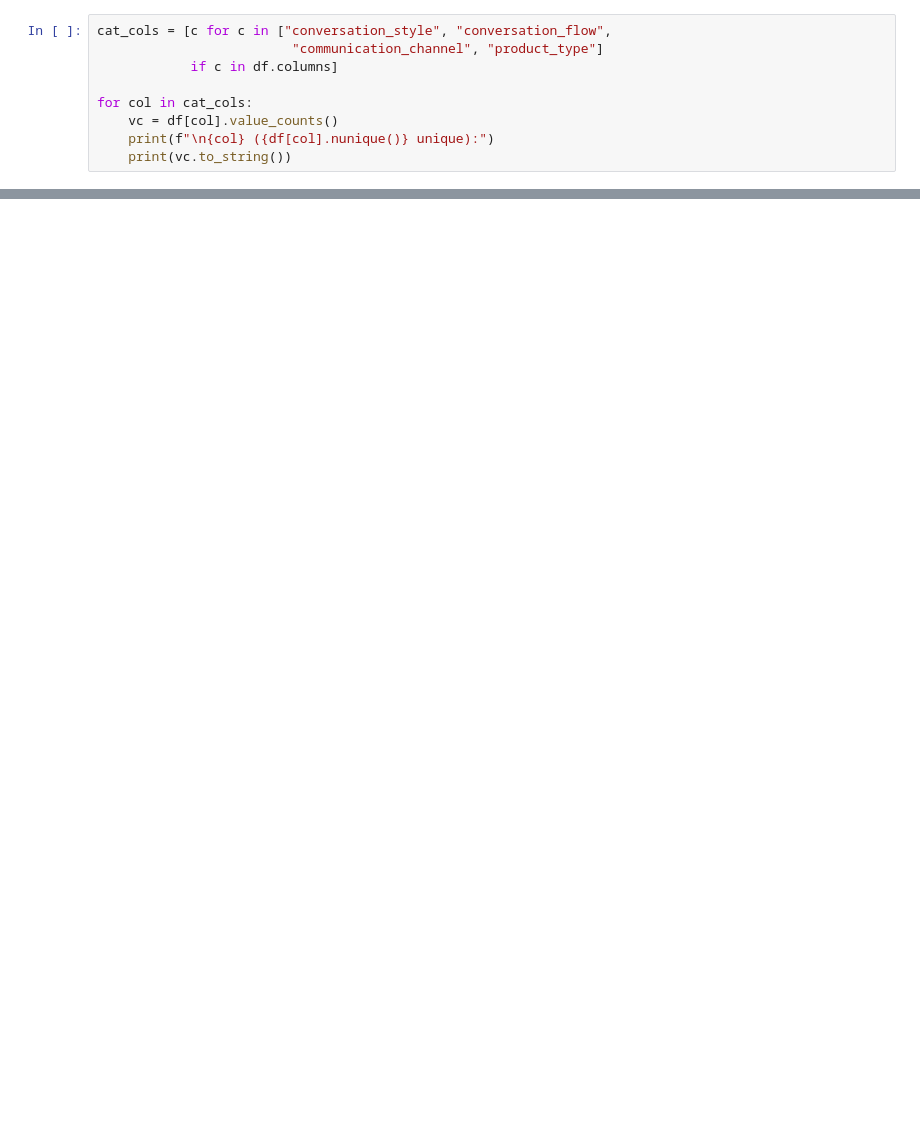
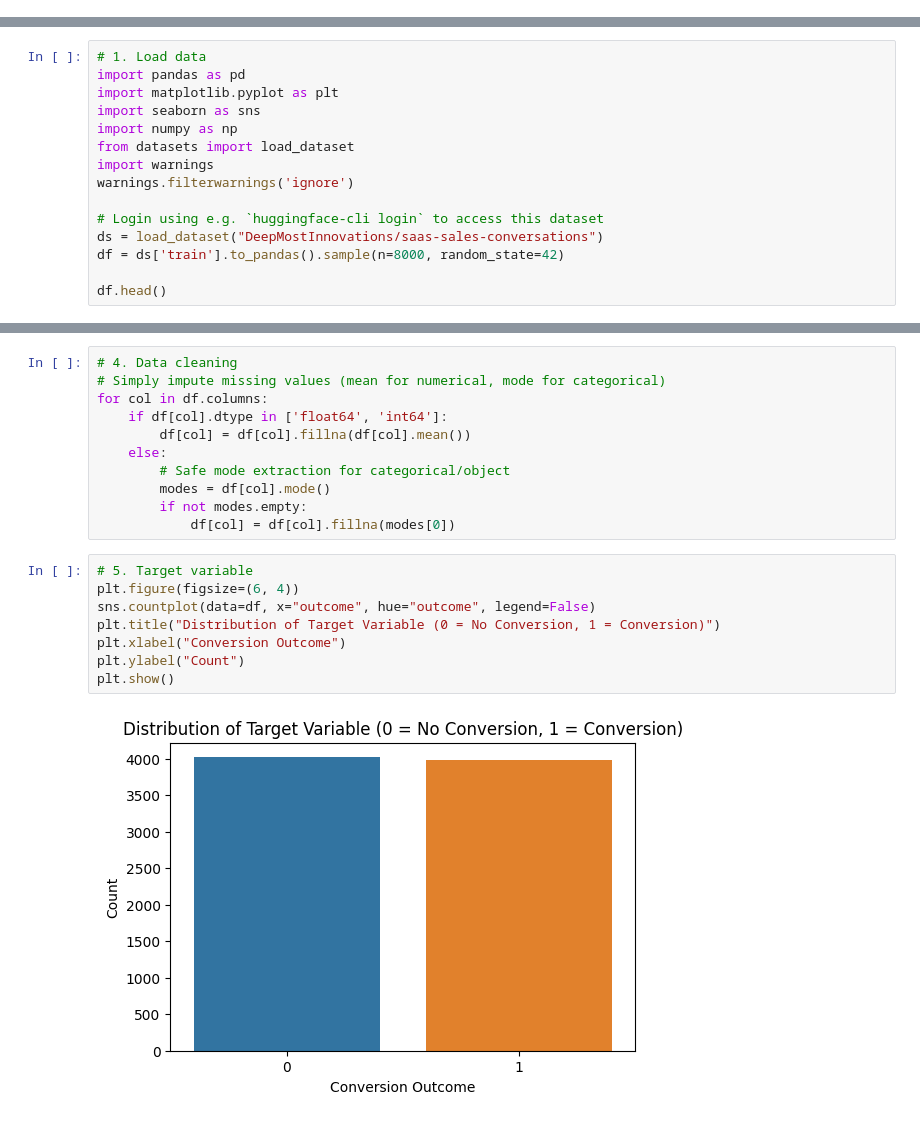
Before and after one commit to nandu-99/hiddenlayers-predictive-sales, a Jupyter notebook: notebooks/01_eda_saas_sales_conversations.ipynb, the cells around one changed output, grey strips where cells are left out. Saved outputs shown, nothing was run; the diff lists cells and outputs as text; blank space fills up the shorter version.

```diff
--- a/notebooks/01_eda_saas_sales_conversations.ipynb
+++ b/notebooks/01_eda_saas_sales_conversations.ipynb
@@ -302,9 +0,0 @@ plt.show()
-# %%
-cat_cols = [c for c in ["conversation_style", "conversation_flow",
-                         "communication_channel", "product_type"]
-            if c in df.columns]
-
-for col in cat_cols:
-    vc = df[col].value_counts()
-    print(f"\n{col} ({df[col].nunique()} unique):")
-    print(vc.to_string())
@@ -696,0 +5,15 @@ The table below directly maps every key finding to a modelling consequence - ens
+# %%
+# 1. Load data
+import pandas as pd
+import matplotlib.pyplot as plt
+import seaborn as sns
+import numpy as np
+from datasets import load_dataset
+import warnings
+warnings.filterwarnings('ignore')
+
+# Login using e.g. `huggingface-cli login` to access this dataset
+ds = load_dataset("DeepMostInnovations/saas-sales-conversations")
+df = ds['train'].to_pandas().sample(n=8000, random_state=42)
+
+df.head()
@@ -696,0 +84,21 @@ The table below directly maps every key finding to a modelling consequence - ens
+# %%
+# 4. Data cleaning
+# Simply impute missing values (mean for numerical, mode for categorical)
+for col in df.columns:
+    if df[col].dtype in ['float64', 'int64']:
+        df[col] = df[col].fillna(df[col].mean())
+    else:
+        # Safe mode extraction for categorical/object
+        modes = df[col].mode()
+        if not modes.empty:
+            df[col] = df[col].fillna(modes[0])
+# %%
+# 5. Target variable
+plt.figure(figsize=(6, 4))
+sns.countplot(data=df, x="outcome", hue="outcome", legend=False)
+plt.title("Distribution of Target Variable (0 = No Conversion, 1 = Conversion)")
+plt.xlabel("Conversion Outcome")
+plt.ylabel("Count")
+plt.show()
+# %% [output]
+[figure, added]
```
Also changed, not shown: parts of 62 cells of this notebook.
